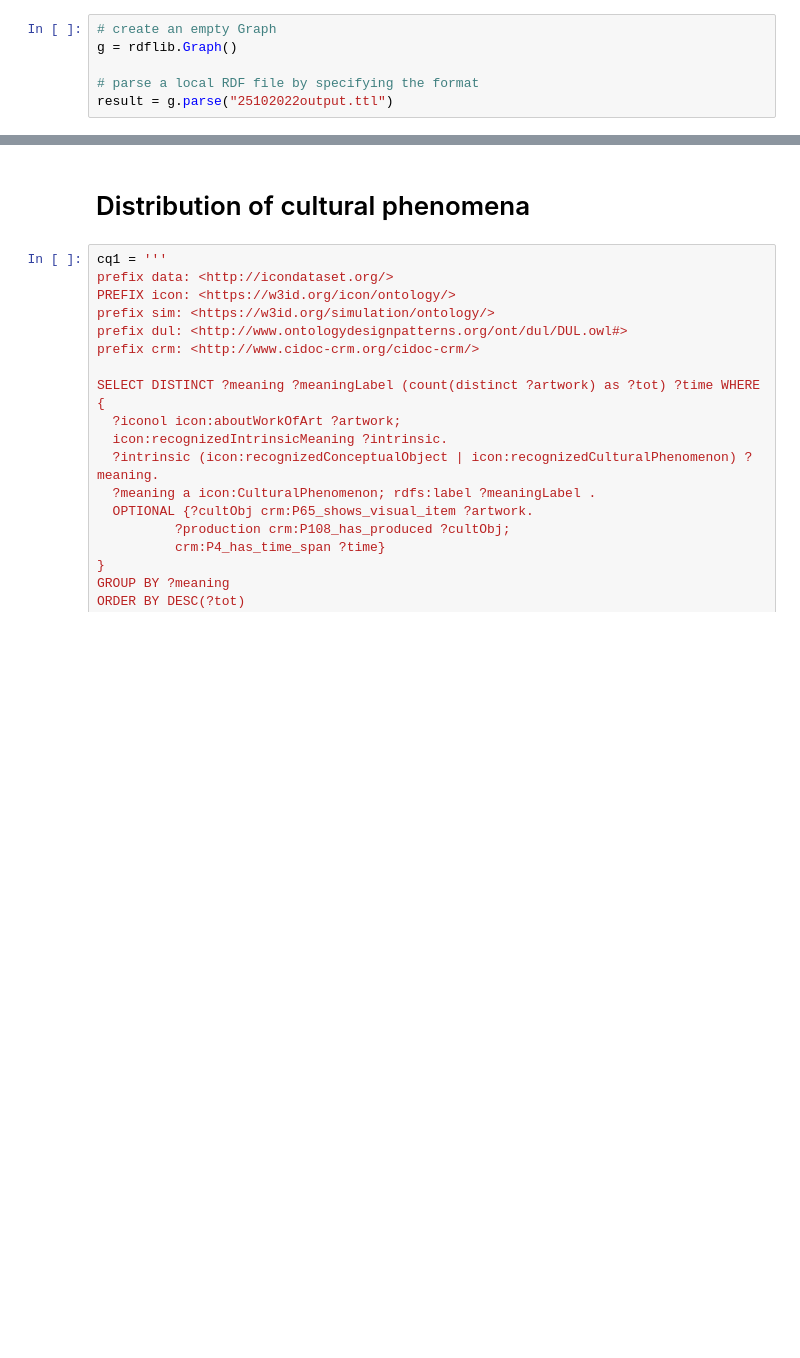
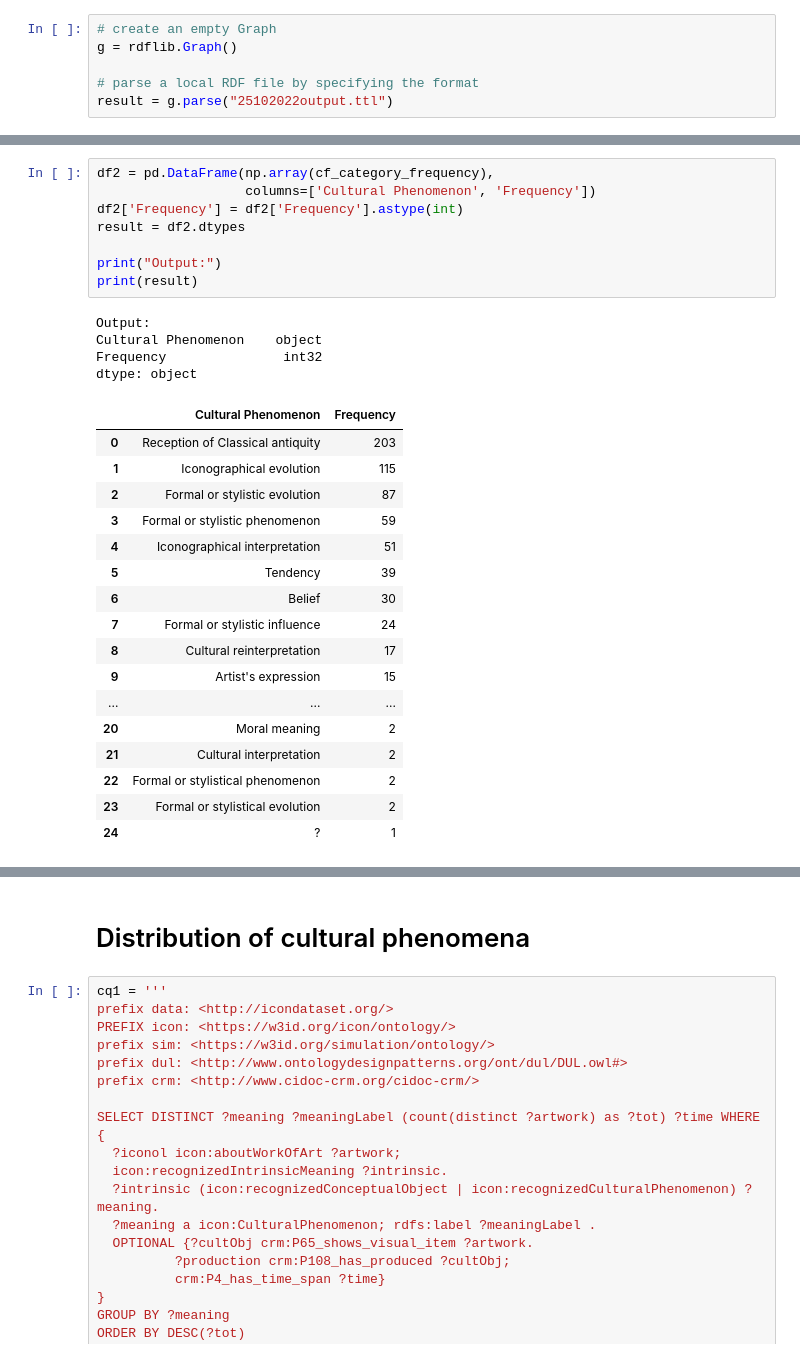
Before and after one commit to SofiBar/IconologyDataset, a Jupyter notebook: CFquery.ipynb, the cells around one changed output, grey strips where cells are left out. Saved outputs shown, nothing was run; the diff lists cells and outputs as text; blank space fills up the shorter version.

```diff
--- a/CFquery.ipynb
+++ b/CFquery.ipynb
@@ -11,0 +41,30 @@ result = g.parse("25102022output.ttl")
+# %%
+df2 = pd.DataFrame(np.array(cf_category_frequency),
+                   columns=['Cultural Phenomenon', 'Frequency'])
+df2['Frequency'] = df2['Frequency'].astype(int)
+result = df2.dtypes
+
+print("Output:")
+print(result)
+# %% [output]
+Output:
+Cultural Phenomenon    object
+Frequency               int32
+dtype: object
+|  | Cultural Phenomenon | Frequency |
+| 0 | Reception of Classical antiquity | 203 |
+| 1 | Iconographical evolution | 115 |
+| 2 | Formal or stylistic evolution | 87 |
+| 3 | Formal or stylistic phenomenon | 59 |
+| 4 | Iconographical interpretation | 51 |
+| 5 | Tendency | 39 |
+| 6 | Belief | 30 |
+| 7 | Formal or stylistic influence | 24 |
+| 8 | Cultural reinterpretation | 17 |
+| 9 | Artist's expression | 15 |
+| ... | ... | ... |
+| 20 | Moral meaning | 2 |
+| 21 | Cultural interpretation | 2 |
+| 22 | Formal or stylistical phenomenon | 2 |
+| 23 | Formal or stylistical evolution | 2 |
+| 24 | ? | 1 |
```
Also changed, not shown: parts of 23 cells of this notebook.
